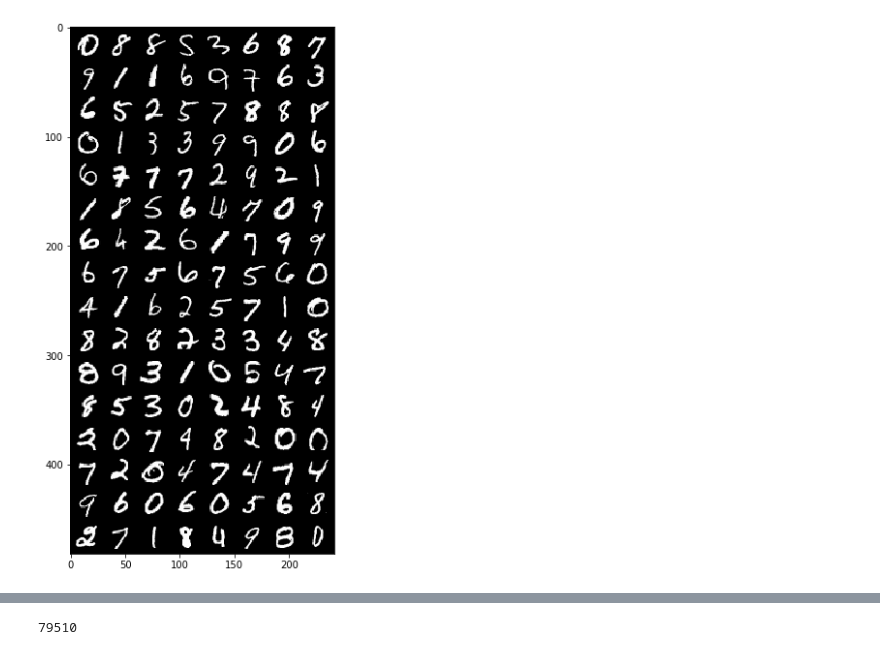
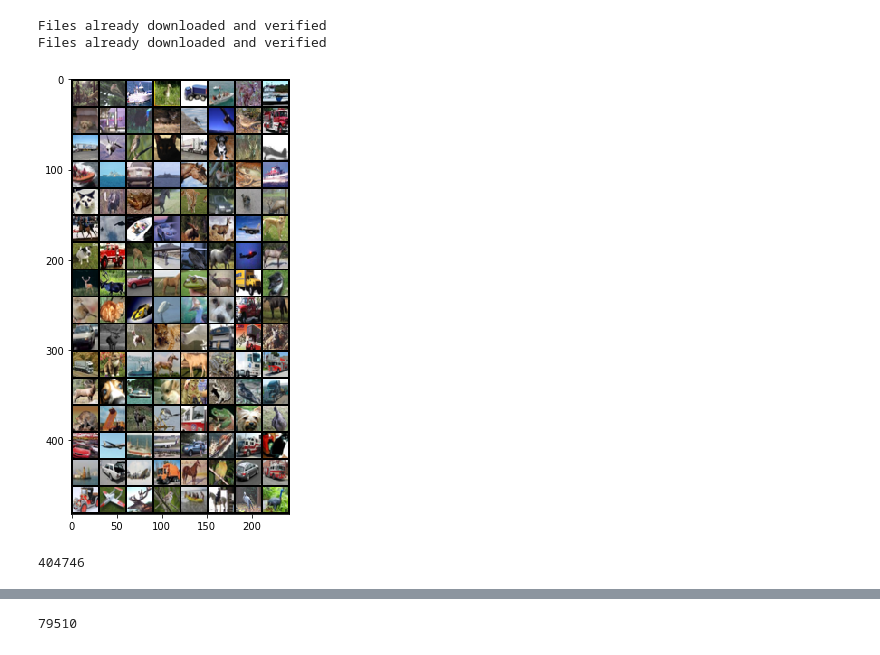
Before and after one commit to KellerJordan/CapsNet-Adversarial, a Jupyter notebook: Train-BasicNetwork.ipynb, the cells around one changed output, grey strips where cells are left out. Cells and saved outputs as stored; diff of their text form; code cells hidden in the pictures.

Commit message:
add basic network for CIFAR10, finish training CapsNet

```diff
--- a/Train-BasicNetwork.ipynb
+++ b/Train-BasicNetwork.ipynb
@@ -14,7 +14,19 @@ from cnn import CNN
 # %%
-trainset, testset = get_mnist_dataset()
+trainset, testset = get_cifar10_dataset()
 trainloader, testloader = get_data_loader(trainset, testset)
 batch, labels = next(iter(trainloader))
 plot_batch(batch)
+batch_var = Variable(batch.cuda())
+labels_var = Variable(one_hotify(labels).cuda())
 # %% [output]
+Files already downloaded and verified
+Files already downloaded and verified
-[figure, old version]
+[figure, new version]
+# %%
+cnn = KrizhevskyNet().cuda()
+print(count_params(cnn))
+
+trainer = Trainer(cnn, optim.Adam(cnn.parameters()), nn.CrossEntropyLoss(),
+                  trainloader, testloader, use_cuda=True)
+# %% [output]
+404746
```
Also changed, not shown: parts of 6 cells of this notebook, 4 other files.
